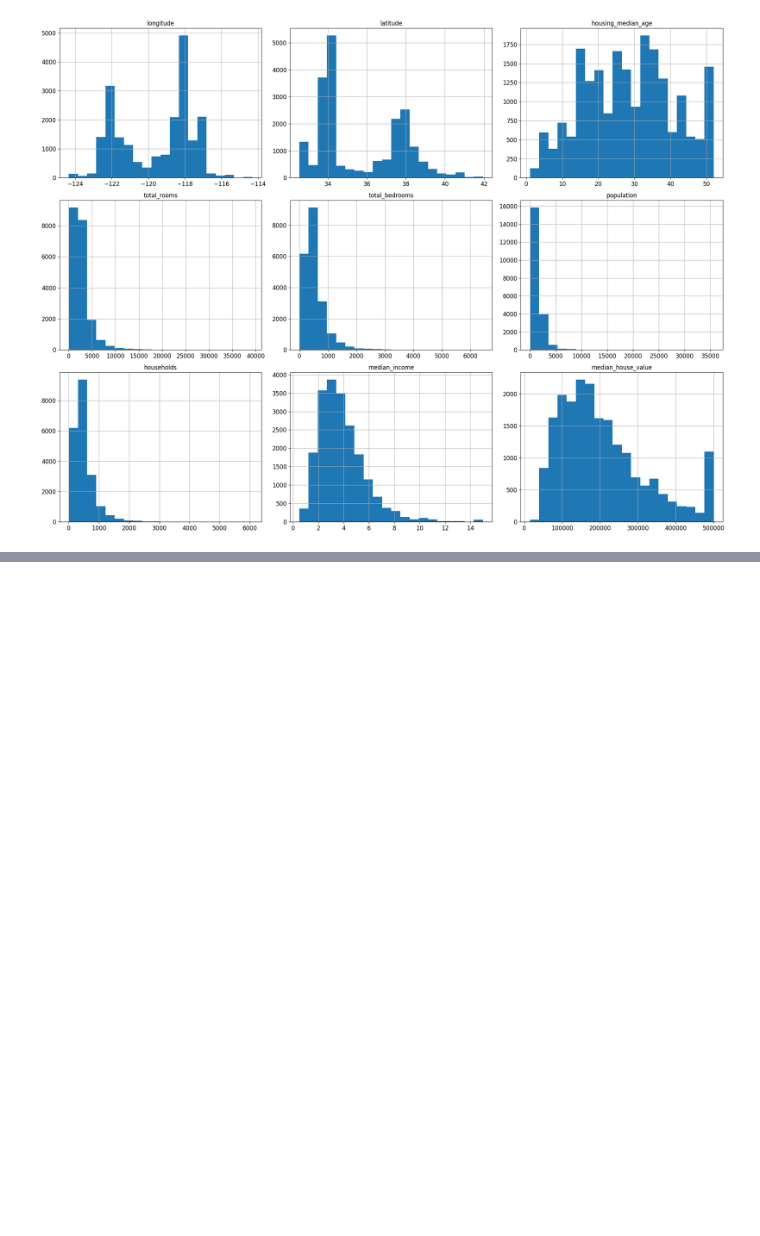
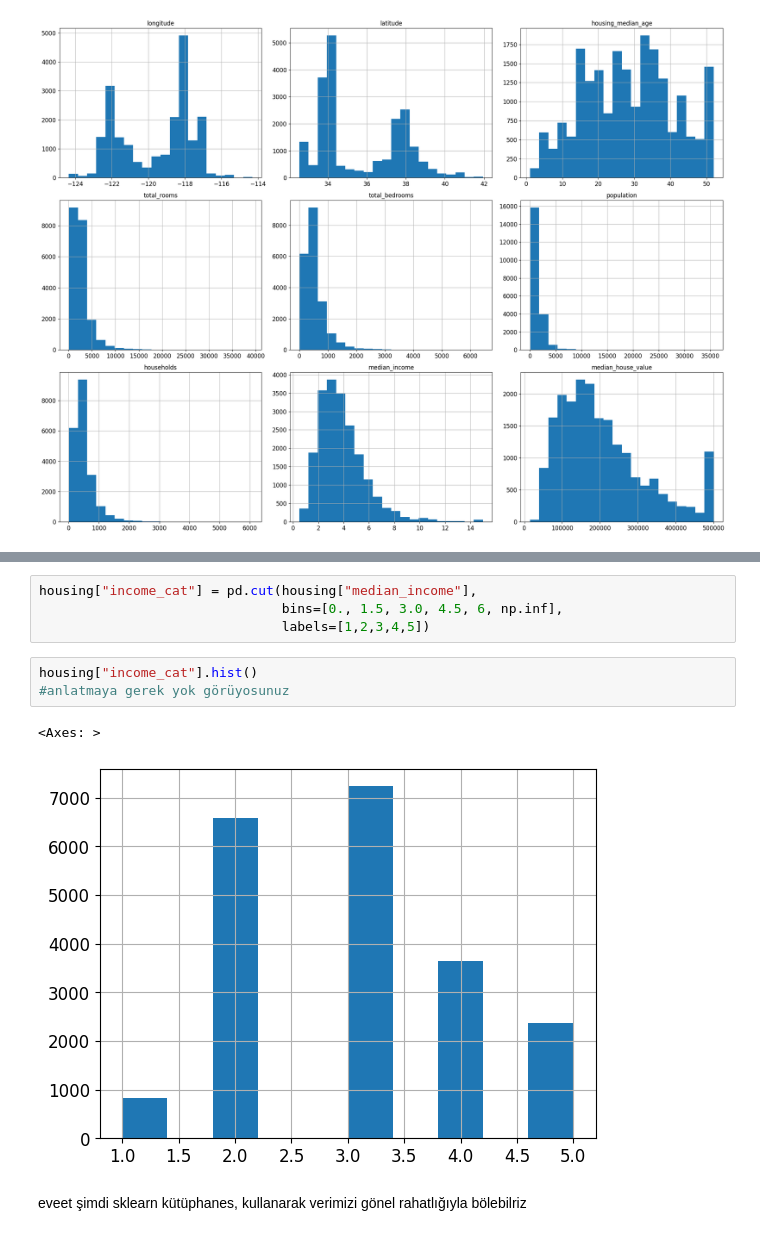
Before and after one commit to GokceSoylu/ML_Course, a Jupyter notebook: HousingPricePrediction.ipynb, the cells around one changed output, grey strips where cells are left out. Cells and saved outputs as stored; diff of their text form; blank space fills up the shorter version.

```diff
--- a/HousingPricePrediction.ipynb
+++ b/HousingPricePrediction.ipynb
@@ -107,0 +123,12 @@ length of train set :  16512  ,  length of test set :  4128
+# %%
+housing["income_cat"] = pd.cut(housing["median_income"],
+                               bins=[0., 1.5, 3.0, 4.5, 6, np.inf],
+                               labels=[1,2,3,4,5])
+# %%
+housing["income_cat"].hist()
+#anlatmaya gerek yok görüyosunuz
+# %% [output]
+<Axes: >
+[figure, added]
+# %% [markdown]
+eveet şimdi sklearn kütüphanes, kullanarak verimizi gönel rahatlığıyla bölebilriz
```
Also changed, not shown: parts of 16 cells of this notebook, 1 other file.
